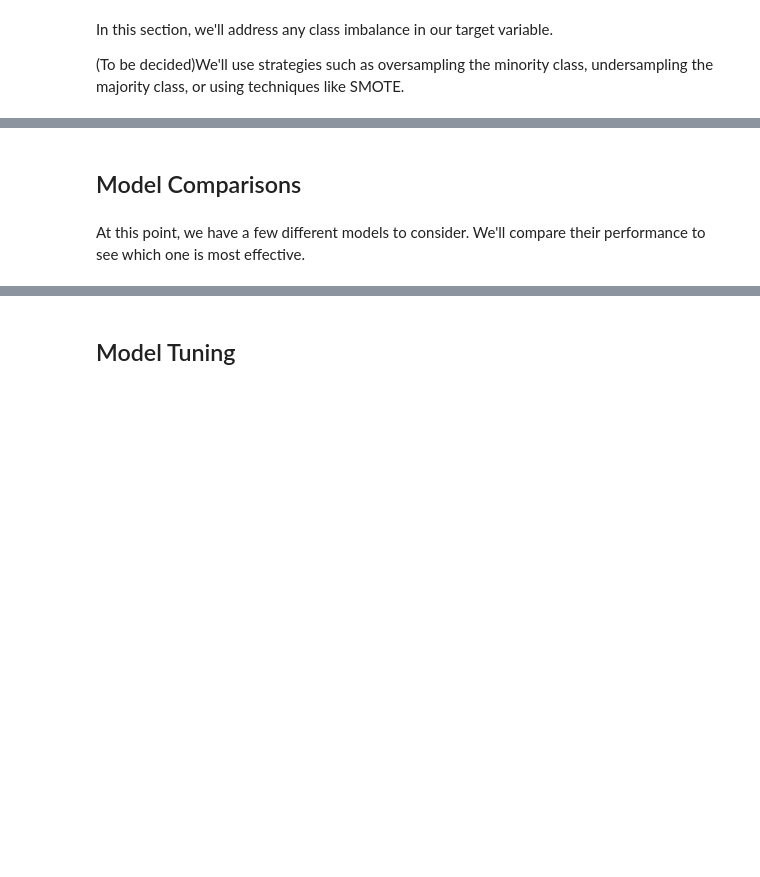
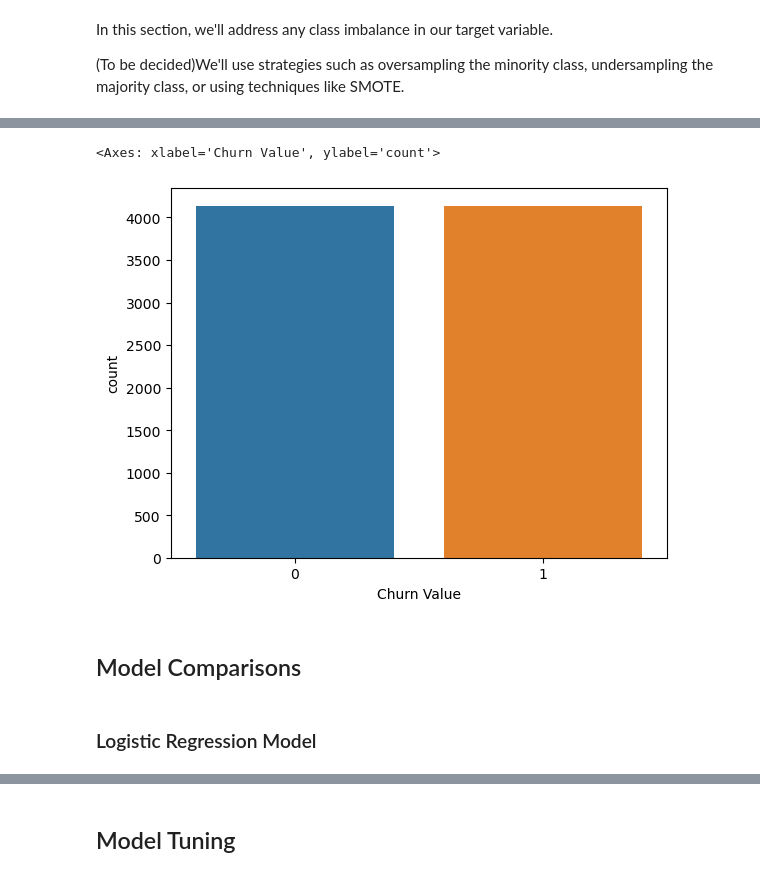
Before and after one commit to MxRaCohen/CustomerChurn, a Jupyter notebook: notebooks/Customer_Churn.ipynb, the cells around one changed output, grey strips where cells are left out. Saved outputs shown, nothing was run; the diff lists cells and outputs as text; code cells hidden in the pictures; blank space fills up the shorter version.

```diff
--- a/notebooks/Customer_Churn.ipynb
+++ b/notebooks/Customer_Churn.ipynb
@@ -700,0 +778,25 @@ In this section, we'll address any class imbalance in our target variable.
+# %%
+X = selected_features_df
+y = churn_all['Churn Value']
+# %%
+# Split the data into training and test sets
+X_train, X_test, y_train, y_test = train_test_split(X, y, test_size=0.2, random_state=0)
+# %%
+# Define the scaler
+scaler = StandardScaler()
+
+# Fit on the training data
+scaler.fit(X_train)
+
+# Transform both the training and testing data
+X_train = scaler.transform(X_train)
+X_test = scaler.transform(X_test)
+# %%
+# Create a SMOTE instance
+smote = SMOTE(random_state=0)
+
+# Apply SMOTE to training data only
+X_train_res, y_train_res = smote.fit_resample(X_train, y_train)
+
+# Check the balance of the target variable in the augmented dataset
+print(y_train_res.value_counts())
@@ -701,4 +823,13 @@ In this section, we'll address any class imbalance in our target variable.
+# %%
+# Convert y_resampled to a DataFrame for easier plotting
+y_resampled_df = pd.DataFrame(y_train_res, columns=['Churn Value'])
+
+# Bar plot of the target variable in the resampled data
+sns.countplot(x='Churn Value', data=y_resampled_df)
+# %% [output]
+<Axes: xlabel='Churn Value', ylabel='count'>
+[figure, added]
 # %% [markdown]
 ## Model Comparisons
 # %% [markdown]
-At this point, we have a few different models to consider. We'll compare their performance to see which one is most effective.
+### Logistic Regression Model
```
Also changed, not shown: parts of 23 cells of this notebook.
